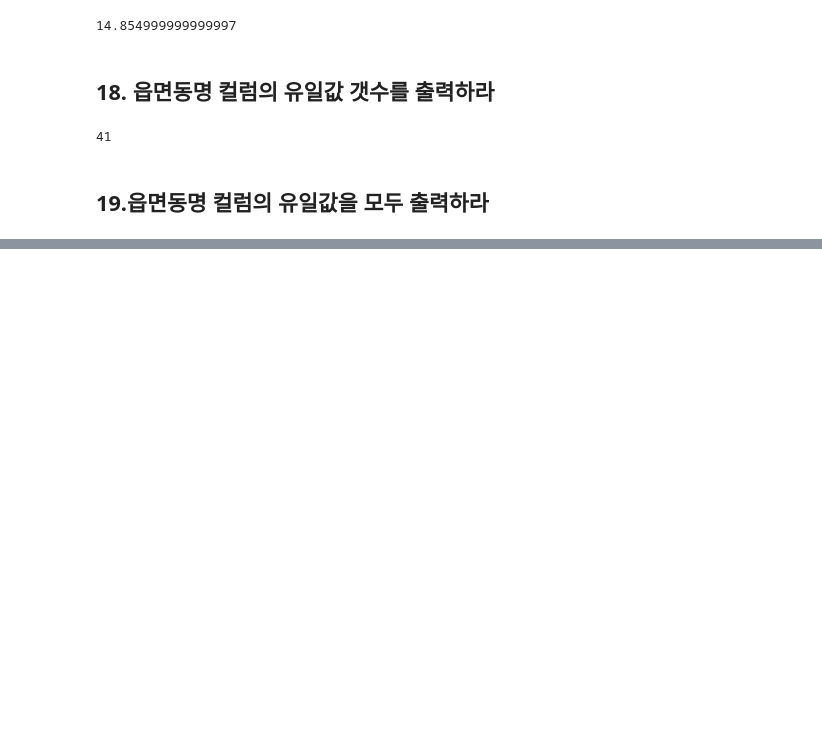
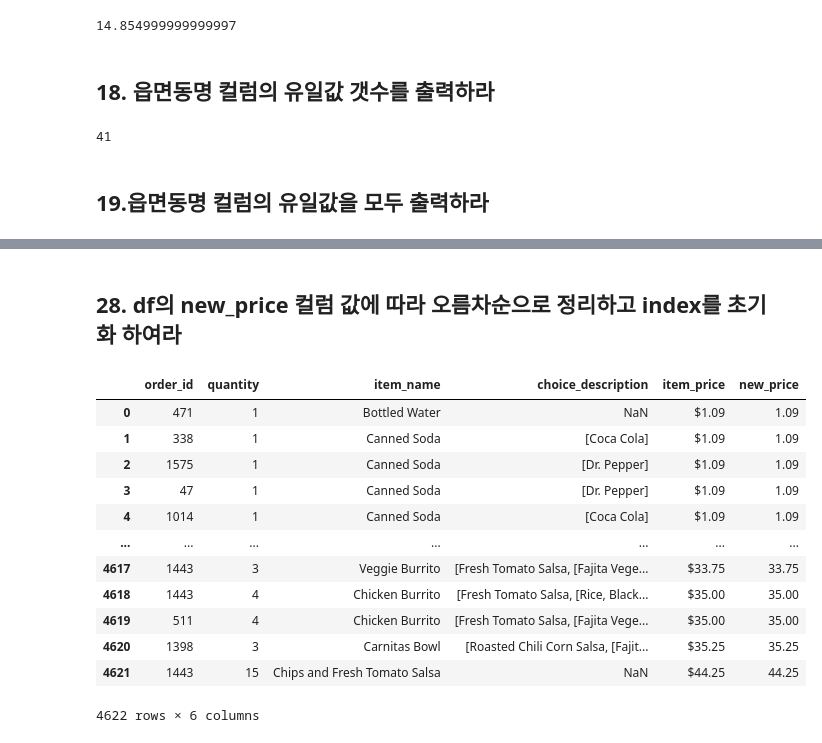
Before and after one commit to limajin/Bigdata_analysis_study, a Jupyter notebook: 제1유형 예제/pandas연습.ipynb, the cells around one changed output, grey strips where cells are left out. Cells and saved outputs as stored; diff of their text form; code cells hidden in the pictures; blank space fills up the shorter version.

```diff
--- a/제1유형 예제/pandas연습.ipynb
+++ b/제1유형 예제/pandas연습.ipynb
@@ -285,0 +471,22 @@ array(['도두동', '외도동', '이도2동', '일도1동', '대천동', '서
+# %% [markdown]
+## 28. df의 new_price 컬럼 값에 따라 오름차순으로 정리하고 index를 초기화 하여라
+# %%
+# 컬럼의 값에 따른 정렬 sort_values
+# 디폴트 오름차순
+# 내림차순의 경우 ascending=False
+# by 옵션에 정렬 기준이되는 컬럼명, 복수 컬럼일 경우 리스트 형태로
+data.sort_values('new_price').reset_index(drop=True)
+# %% [output]
+|  | order_id | quantity | item_name | choice_description | item_price | new_price |
+| 0 | 471 | 1 | Bottled Water | NaN | $1.09 | 1.09 |
+| 1 | 338 | 1 | Canned Soda | [Coca Cola] | $1.09 | 1.09 |
+| 2 | 1575 | 1 | Canned Soda | [Dr. Pepper] | $1.09 | 1.09 |
+| 3 | 47 | 1 | Canned Soda | [Dr. Pepper] | $1.09 | 1.09 |
+| 4 | 1014 | 1 | Canned Soda | [Coca Cola] | $1.09 | 1.09 |
+| ... | ... | ... | ... | ... | ... | ... |
+| 4617 | 1443 | 3 | Veggie Burrito | [Fresh Tomato Salsa, [Fajita Vege... | $33.75 | 33.75 |
+| 4618 | 1443 | 4 | Chicken Burrito | [Fresh Tomato Salsa, [Rice, Black... | $35.00 | 35.00 |
+| 4619 | 511 | 4 | Chicken Burrito | [Fresh Tomato Salsa, [Fajita Vege... | $35.00 | 35.00 |
+| 4620 | 1398 | 3 | Carnitas Bowl | [Roasted Chili Corn Salsa, [Fajit... | $35.25 | 35.25 |
+| 4621 | 1443 | 15 | Chips and Fresh Tomato Salsa | NaN | $44.25 | 44.25 |
+4622 rows × 6 columns
```
Also changed, not shown: parts of 53 cells of this notebook.
